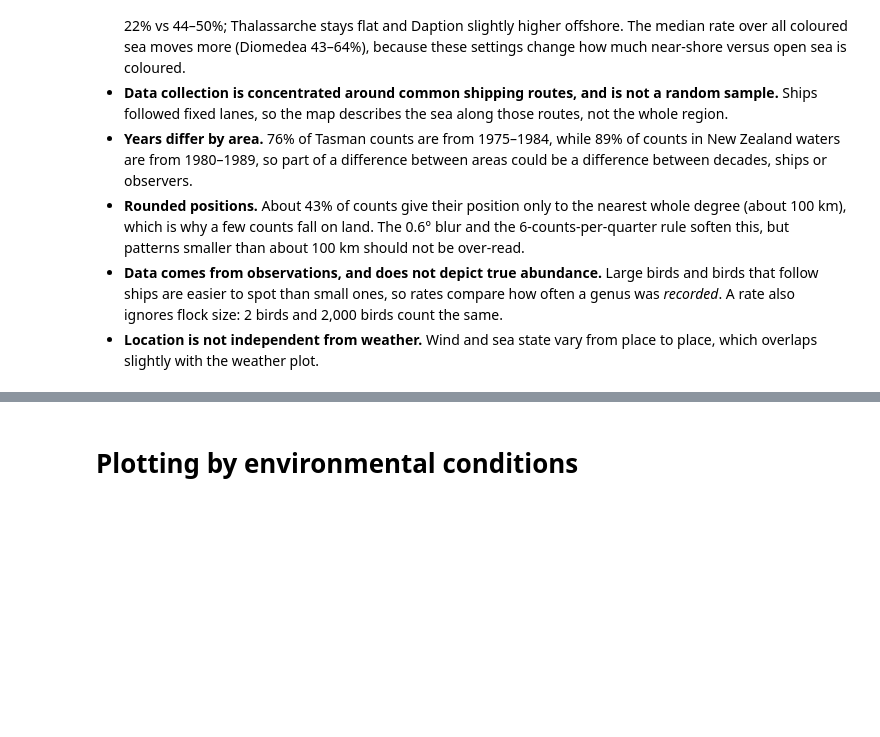
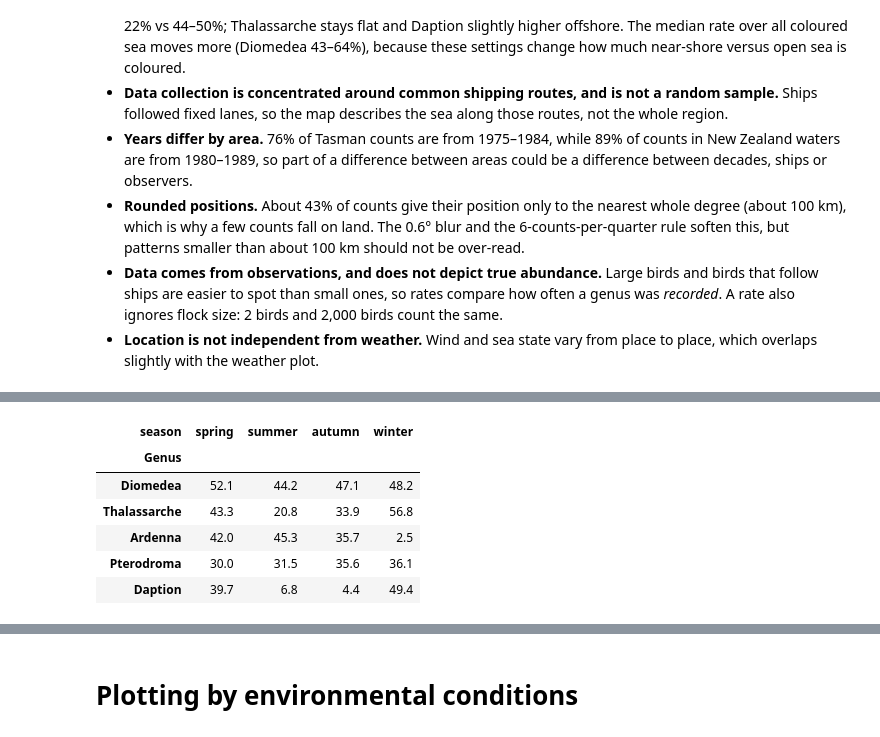
Before and after one commit to rizrn/DSA2101-Plotting-Parrots, a Jupyter notebook: main.ipynb, the cells around one changed output, grey strips where cells are left out. Saved outputs shown, nothing was run; the diff lists cells and outputs as text; code cells hidden in the pictures; blank space fills up the shorter version.

```diff
--- a/main.ipynb
+++ b/main.ipynb
@@ -626,0 +646,5 @@ pd.DataFrame({g: rate[g][mapped] for g in order}).groupby(band, observed=True).m
+# %%
+# Top 5 genus records with the season of their census (a genus counts once per census, however many birds)
+season_birds = (top5_birds[["record_id", "Genus"]].drop_duplicates()
+                .merge(ships_cleaned[["record_id", "season"]], on="record_id", how="inner", validate="many_to_one"))
+season_birds.head()
@@ -626,0 +681,15 @@ pd.DataFrame({g: rate[g][mapped] for g in order}).groupby(band, observed=True).m
+# %%
+# One row per genus, one column per season; a genus never recorded in a season gets 0
+season_rate = (encounters.unstack("season")
+               .reindex(index=genus_order, columns=season_order)
+               .fillna(0)
+               .div(season_n, axis=1) * 100)
+season_rate.round(1)
+# %% [output]
+| season | spring | summer | autumn | winter |
+| Genus |  |  |  |  |
+| Diomedea | 52.1 | 44.2 | 47.1 | 48.2 |
+| Thalassarche | 43.3 | 20.8 | 33.9 | 56.8 |
+| Ardenna | 42.0 | 45.3 | 35.7 | 2.5 |
+| Pterodroma | 30.0 | 31.5 | 35.6 | 36.1 |
+| Daption | 39.7 | 6.8 | 4.4 | 49.4 |
```
Also changed, not shown: parts of 16 cells of this notebook, 4 other files.
